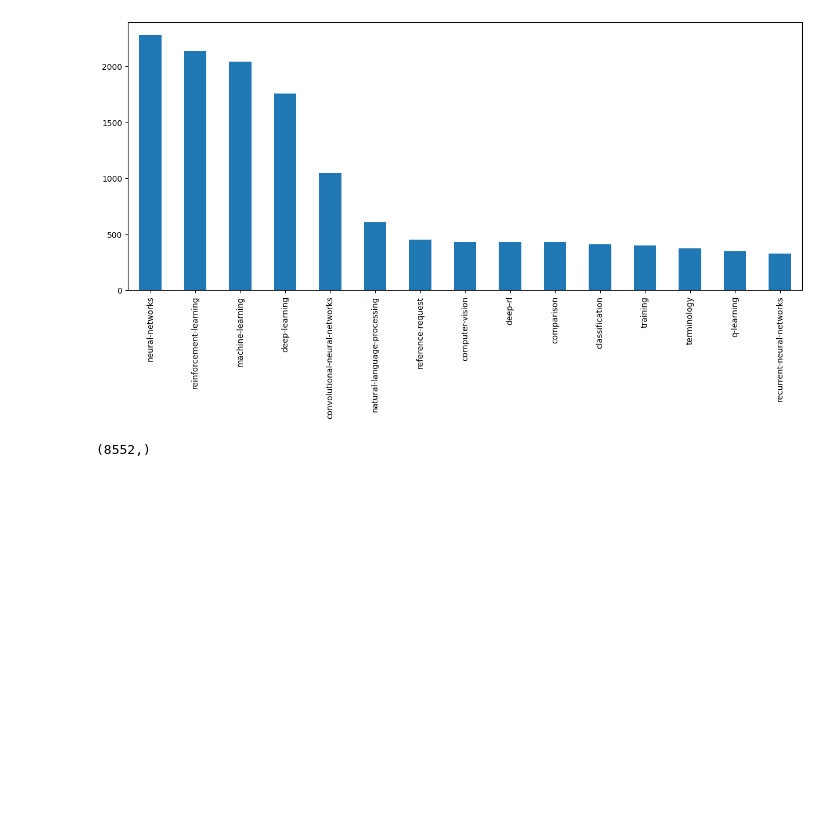
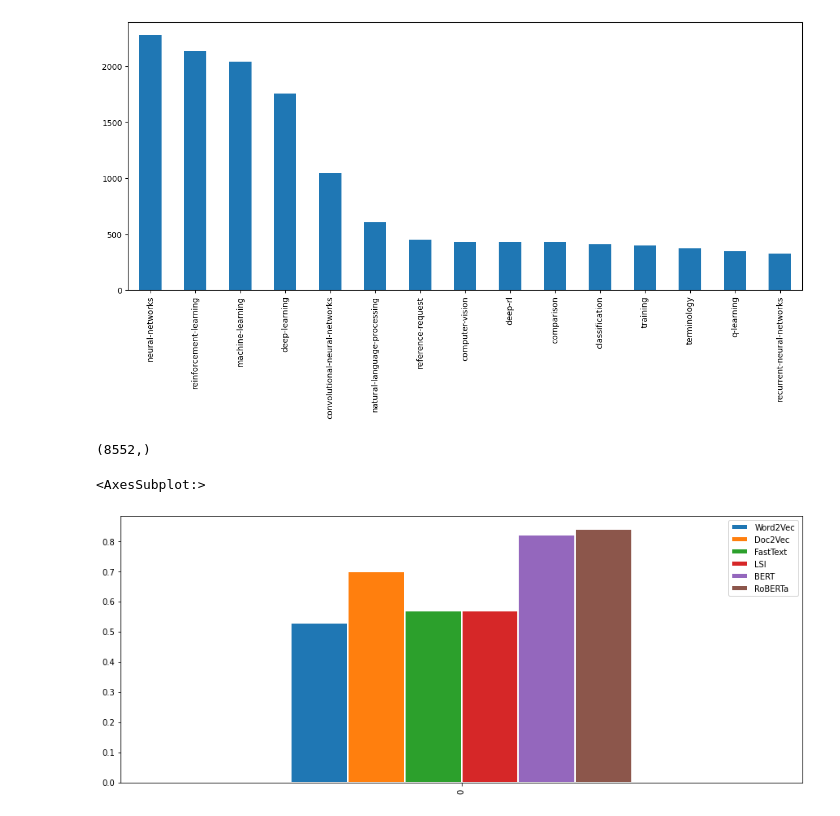
Before and after one commit to muccijacopo/nlp-semantic-search, a Jupyter notebook: notebooks/EDA.ipynb, the cells around one changed output. Saved outputs shown, nothing was run; the diff lists cells and outputs as text; code cells hidden in the pictures; blank space fills up the shorter version.

```diff
--- a/notebooks/EDA.ipynb
+++ b/notebooks/EDA.ipynb
@@ -244,3 +240,10 @@ Name: TagsList, Length: 978, dtype: int64
 df['Tags'].unique().shape
 # %% [output]
 (8552,)
+# %%
+d = {'Word2Vec': [0.53], 'Doc2Vec': [0.70], 'FastText': [0.57], 'LSI': [0.57], 'BERT': [0.82], 'RoBERTa': [0.84]}
+df = pd.DataFrame(data=d)
+df.plot(kind='bar', edgecolor='white', linewidth=2, figsize=(15, 6))
+# %% [output]
+<AxesSubplot:>
+[figure, added]
```
Also changed, not shown: parts of 3 cells of this notebook, 8 other files.
